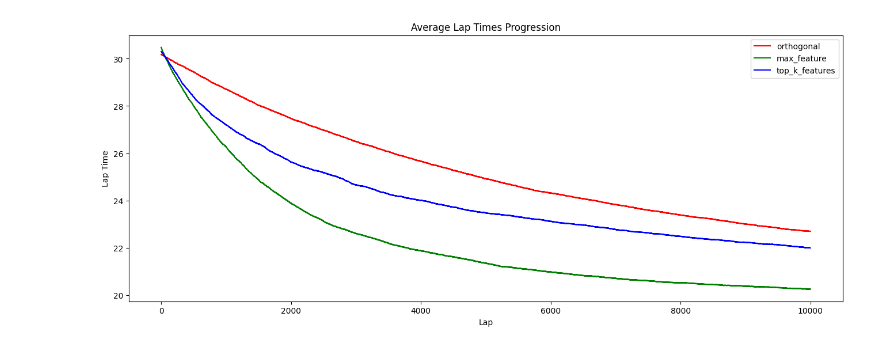
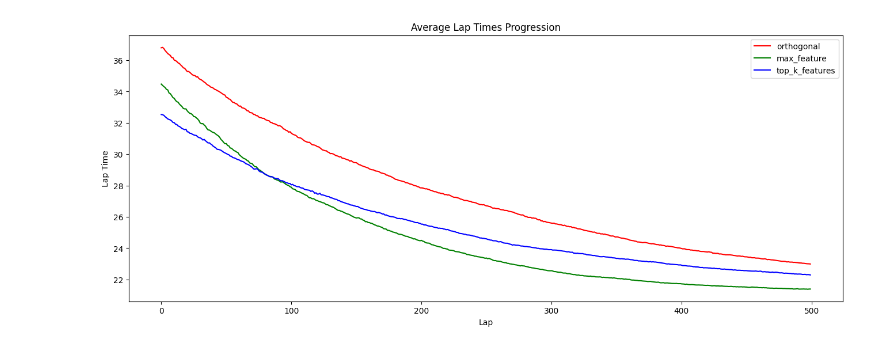
Before and after one commit to gullo97/FormulaAI, a Jupyter notebook: notebook.ipynb, the cells around one changed output. Cells and saved outputs as stored; diff of their text form; code cells hidden in the pictures.

Commit message:
started implementing agent class

```diff
--- a/notebook.ipynb
+++ b/notebook.ipynb
@@ -285,9 +260,16 @@ def main(num_agents=3, num_laps=10, initial_budget=1.0, live_plotting=True, pret
 
 
     return lap_times_history, budget_history, agents, track
+# %%
+L = 30
+N_FEATURES = 10
+N_LAPS = 500
+N_AGENTS = 40
+track = generate_fourier_vectorized(L, N_FEATURES)
 # %%
-track = generate_fourier_vectorized(30, 100)
 
-lap_times_history, budget_history, trained_agents, track = main(num_agents=40, num_laps=5000, initial_budget=4000.0, live_plotting=False, dt=0.1, L = 30, n = 100, track=track, methods = ['orthogonal', 'max_feature', 'top_k_features'])
+
+
+lap_times_history, budget_history, trained_agents, track = main(num_agents=N_AGENTS, num_laps=N_LAPS, initial_budget=4000.0, live_plotting=False, dt=0.1, L = L, n = N_FEATURES, track=track, methods = ['orthogonal', 'max_feature', 'top_k_features'])
 # %% [output]
 Method: orthogonal
@@ -295,14 +281,14 @@ KeyboardInterrupt:
 # %%
 colors = ['r','g','b','c']
 # plot average lap times history for each method
 fig, ax = plt.subplots(1, 1, figsize=(16, 6))
 for j, method in enumerate(lap_times_history):
-    ax.plot(range(10000), np.mean(lap_times_history[method], axis=1), label=f'{method}', color=colors[j])
+    ax.plot(range(N_LAPS), np.mean(lap_times_history[method], axis=1), label=f'{method}', color=colors[j])
 ax.legend()
 ax.set_title('Average Lap Times Progression')
 ax.set_xlabel('Lap')
 ax.set_ylabel('Lap Time')
 plt.show()
 # %% [output]
-[figure, old version]
+[figure, new version]
 # %%
```
Also changed, not shown: parts of 5 cells of this notebook, 1 other file.
